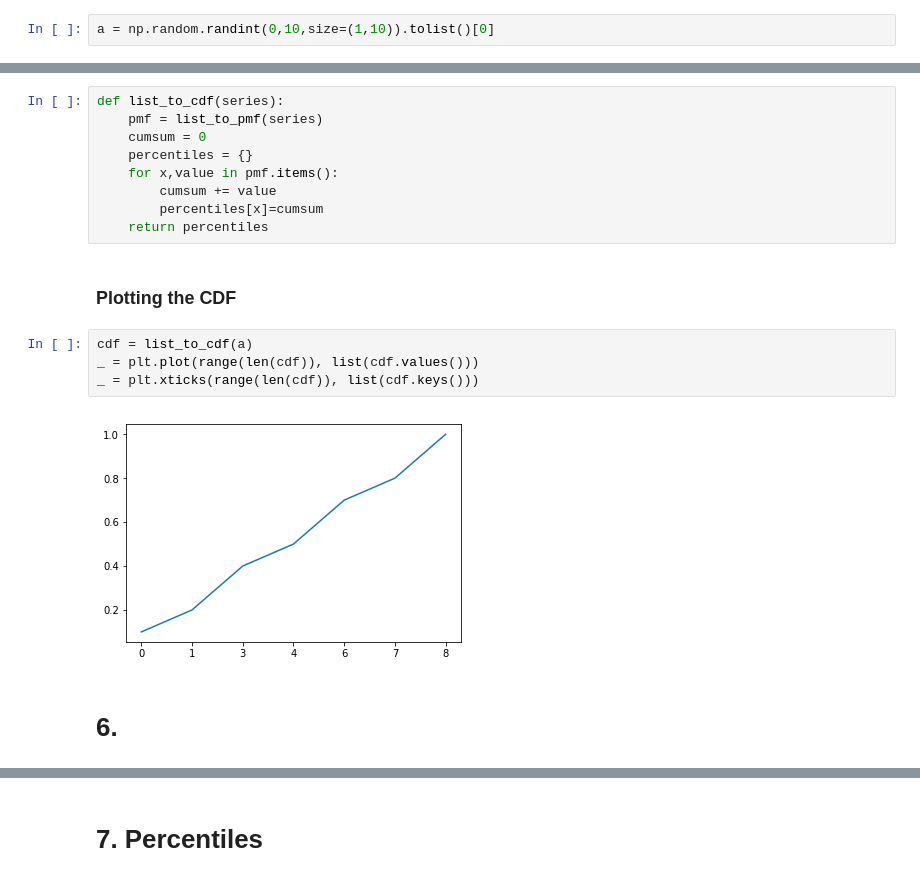
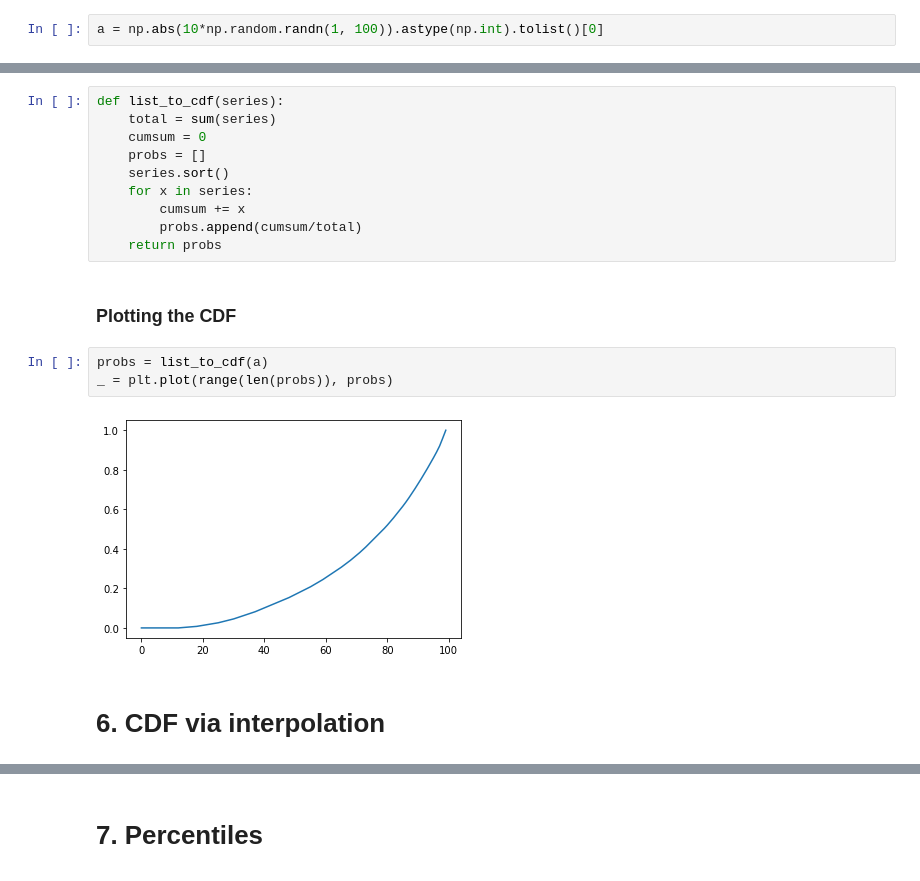
Before and after one commit to kbaafi/integrify, a Jupyter notebook: assignments/stats/Assignment-4/pdf-pmf-cdf.ipynb, the cells around one changed output, grey strips where cells are left out. Cells and saved outputs as stored; diff of their text form.

```diff
--- a/assignments/stats/Assignment-4/pdf-pmf-cdf.ipynb
+++ b/assignments/stats/Assignment-4/pdf-pmf-cdf.ipynb
@@ -38,4 +55,4 @@ def list_to_pmf_2(series):
 # %% [markdown]
 # 5. Plotting the PMF
 # %%
-a = np.random.randint(0,10,size=(1,10)).tolist()[0]
+a = np.abs(10*np.random.randn(1, 100)).astype(np.int).tolist()[0]
@@ -55,20 +77,20 @@ _ = pmf_df.plot.bar()
 ### List to CDF
 # %%
 def list_to_cdf(series):
-    pmf = list_to_pmf(series)
+    total = sum(series)
     cumsum = 0
-    percentiles = {}
-    for x,value in pmf.items():
-        cumsum += value
-        percentiles[x]=cumsum
-    return percentiles
+    probs = []
+    series.sort()
+    for x in series:
+        cumsum += x
+        probs.append(cumsum/total)
+    return probs
 # %% [markdown]
 ### Plotting the CDF
 # %%
-cdf = list_to_cdf(a)
-_ = plt.plot(range(len(cdf)), list(cdf.values()))
-_ = plt.xticks(range(len(cdf)), list(cdf.keys()))
+probs = list_to_cdf(a)
+_ = plt.plot(range(len(probs)), probs)
 # %% [output]
-[figure, old version]
+[figure, new version]
 # %% [markdown]
-# 6.
+# 6. CDF via interpolation
```
Also changed, not shown: parts of 14 cells of this notebook.
